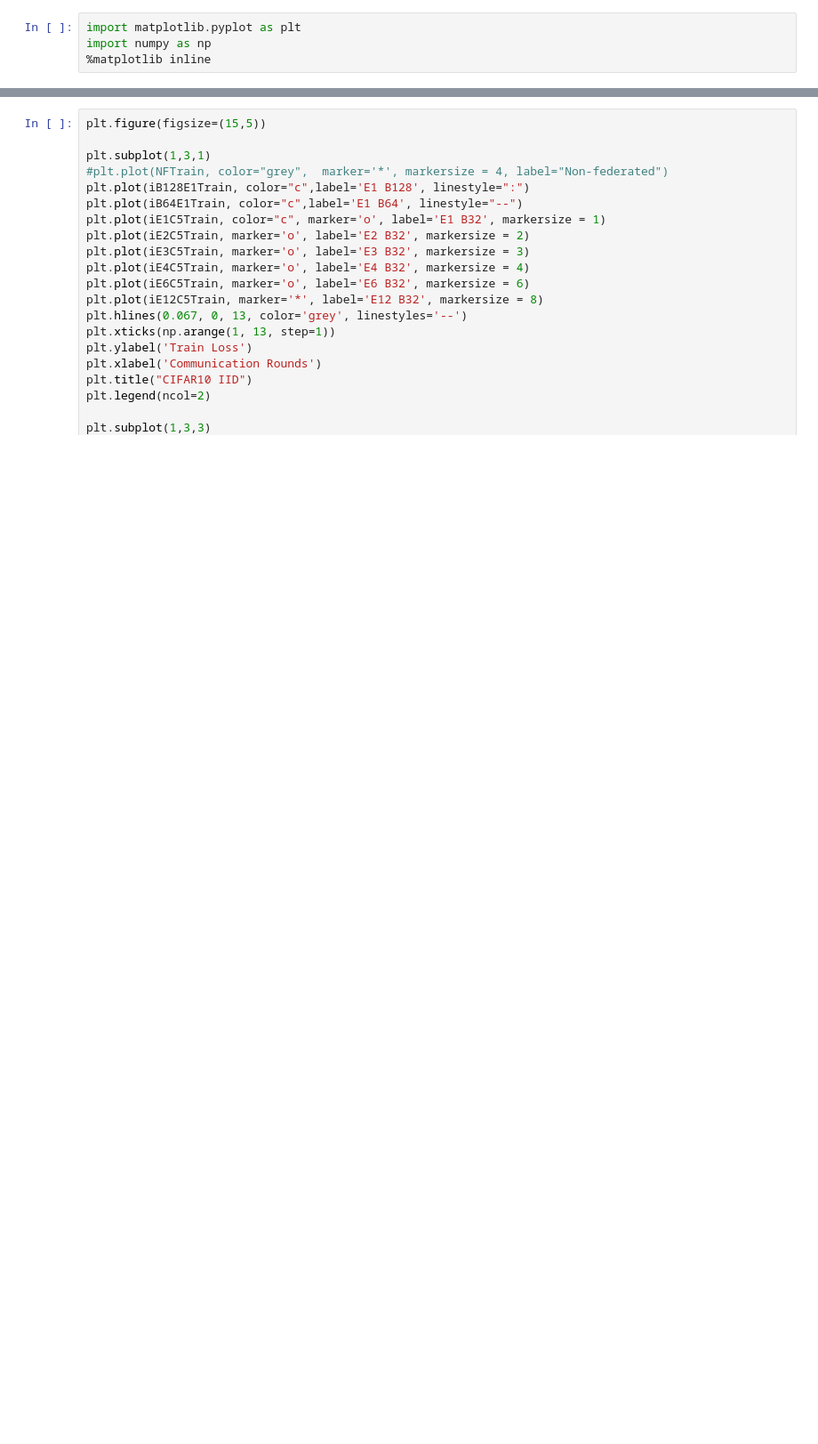
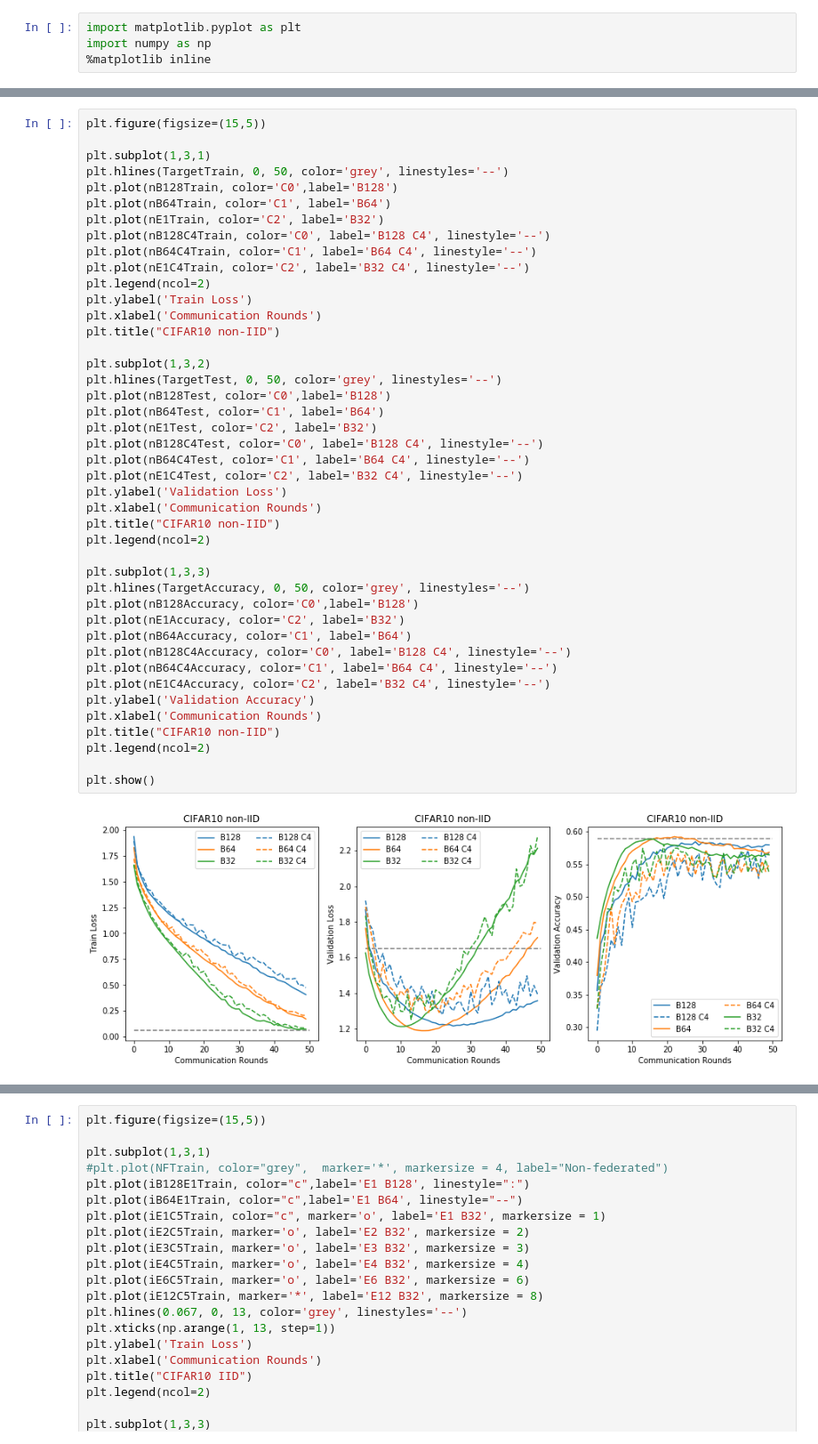
Before and after one commit to abogdanova/FedMed, a Jupyter notebook: Experiments.ipynb, the cells around one changed output, grey strips where cells are left out. Shown at 89% size. Drawn from its saved outputs; the diff is of its cells as text; blank space fills up the shorter version.

```diff
--- a/Experiments.ipynb
+++ b/Experiments.ipynb
@@ -37,0 +67,45 @@ NFAccuracy = [0.6149, 0.6311, 0.6805, 0.6707, 0.6761, 0.6789, 0.6718, 0.6626, 0.
+# %%
+plt.figure(figsize=(15,5))
+
+plt.subplot(1,3,1)
+plt.hlines(TargetTrain, 0, 50, color='grey', linestyles='--')
+plt.plot(nB128Train, color='C0',label='B128')
+plt.plot(nB64Train, color='C1', label='B64')
+plt.plot(nE1Train, color='C2', label='B32')
+plt.plot(nB128C4Train, color='C0', label='B128 C4', linestyle='--')
+plt.plot(nB64C4Train, color='C1', label='B64 C4', linestyle='--')
+plt.plot(nE1C4Train, color='C2', label='B32 C4', linestyle='--')
+plt.legend(ncol=2)
+plt.ylabel('Train Loss')
+plt.xlabel('Communication Rounds')
+plt.title("CIFAR10 non-IID")
+
+plt.subplot(1,3,2)
+plt.hlines(TargetTest, 0, 50, color='grey', linestyles='--')
+plt.plot(nB128Test, color='C0',label='B128')
+plt.plot(nB64Test, color='C1', label='B64')
+plt.plot(nE1Test, color='C2', label='B32')
+plt.plot(nB128C4Test, color='C0', label='B128 C4', linestyle='--')
+plt.plot(nB64C4Test, color='C1', label='B64 C4', linestyle='--')
+plt.plot(nE1C4Test, color='C2', label='B32 C4', linestyle='--')
+plt.ylabel('Validation Loss')
+plt.xlabel('Communication Rounds')
+plt.title("CIFAR10 non-IID")
+plt.legend(ncol=2)
+
+plt.subplot(1,3,3)
+plt.hlines(TargetAccuracy, 0, 50, color='grey', linestyles='--')
+plt.plot(nB128Accuracy, color='C0',label='B128')
+plt.plot(nE1Accuracy, color='C2', label='B32')
+plt.plot(nB64Accuracy, color='C1', label='B64')
+plt.plot(nB128C4Accuracy, color='C0', label='B128 C4', linestyle='--')
+plt.plot(nB64C4Accuracy, color='C1', label='B64 C4', linestyle='--')
+plt.plot(nE1C4Accuracy, color='C2', label='B32 C4', linestyle='--')
+plt.ylabel('Validation Accuracy')
+plt.xlabel('Communication Rounds')
+plt.title("CIFAR10 non-IID")
+plt.legend(ncol=2)
+
+plt.show()
+# %% [output]
+[figure, added]
```
Also changed, not shown: parts of 9 cells of this notebook, 6 other files.
